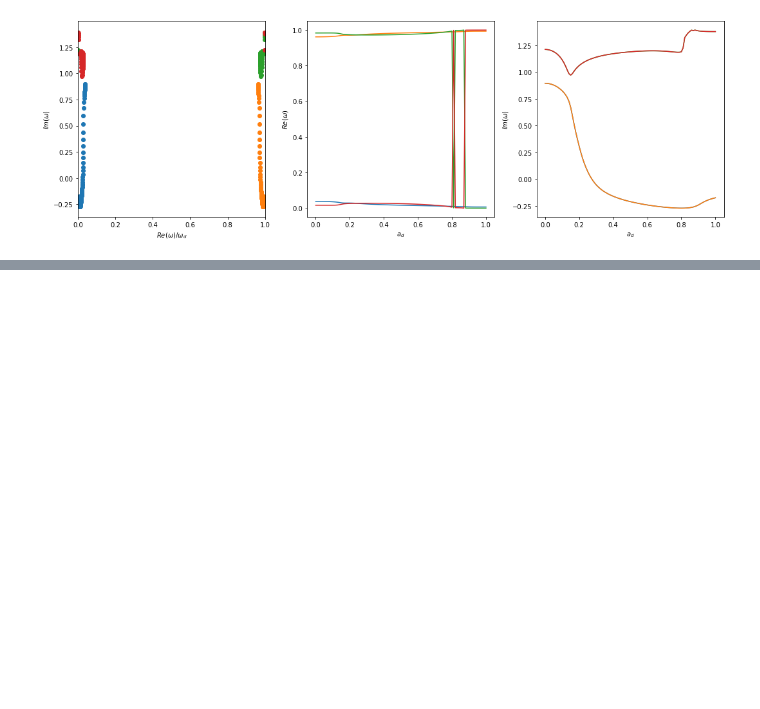
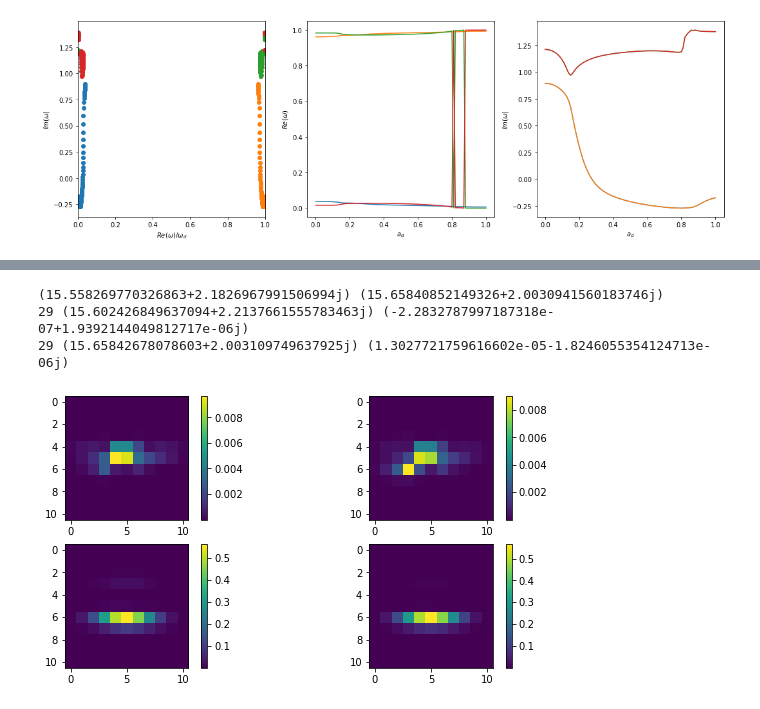
Before and after one commit to znicolaou/faraday, a Jupyter notebook: viscid_notebook.ipynb, the cells around one changed output, grey strips where cells are left out. Cells and saved outputs as stored; diff of their text form; code cells hidden in the pictures; blank space fills up the shorter version.

Commit message:
updated viscid

```diff
--- a/viscid_notebook.ipynb
+++ b/viscid_notebook.ipynb
@@ -606,8 +612,8 @@ convergence
 # %% [markdown]
 ### Plot Floquet exponent sweeps
 # %%
-filebase='data/test'
-argsdict=json.load(open(filebase+'args.json'))
+filebase='data/test_99'
+argsdict=json.load(open(filebase+'argsdict.json'))
 
 plt.subplots(1,3,figsize=(15,5))
 
@@ -719,0 +770,34 @@ argsdict
+# %%
+j=25
+omega1=np.load('data/test_99evals_cont1.npy')[j]
+omega2=np.load('data/test_100evals_cont1.npy')[j]
+v1,w1=np.load('data/test_99evecs_cont1.npy')[:,j]
+v2,w2=np.load('data/test_100evecs_cont1.npy')[:,j]
+print(omega1,omega2)
+argsdict=json.load(open('data/test_100'+'args.json'))
+ad0=j*argsdict['dad']/100*argsdict['g']
+argsdict['ad']=ad0
+argsdict['itmax']=30
+omegas1,vs1,ws1=viscid.rayleigh(omega1,v1,w1,argsdict)
+omegas2,vs2,ws2=viscid.rayleigh(omega2,v2,w2,argsdict)
+# %% [output]
+(15.558269770326863+2.1826967991506994j) (15.65840852149326+2.0030941560183746j)
+29 (15.602426849637094+2.2137661555783463j) (-2.2832787997187318e-07+1.9392144049812717e-06j)
+29 (15.65842678078603+2.003109749637925j) (1.3027721759616602e-05-1.8246055354124713e-06j)
+# %%
+plt.subplots(2,2,figsize=(10,5))
+plt.subplot(2,2,1)
+plt.imshow(np.abs(vs1[-1][0]))
+plt.colorbar()
+plt.subplot(2,2,2)
+plt.imshow(np.abs(vs2[-1][0]))
+plt.colorbar()
+plt.subplot(2,2,3)
+plt.imshow(np.abs(ws1[-1][0]))
+plt.colorbar()
+plt.subplot(2,2,4)
+plt.imshow(np.abs(ws2[-1][0]))
+plt.colorbar()
+plt.show()
+# %% [output]
+[figure, added]
```
Also changed, not shown: parts of 10 cells of this notebook, 1 other file.
